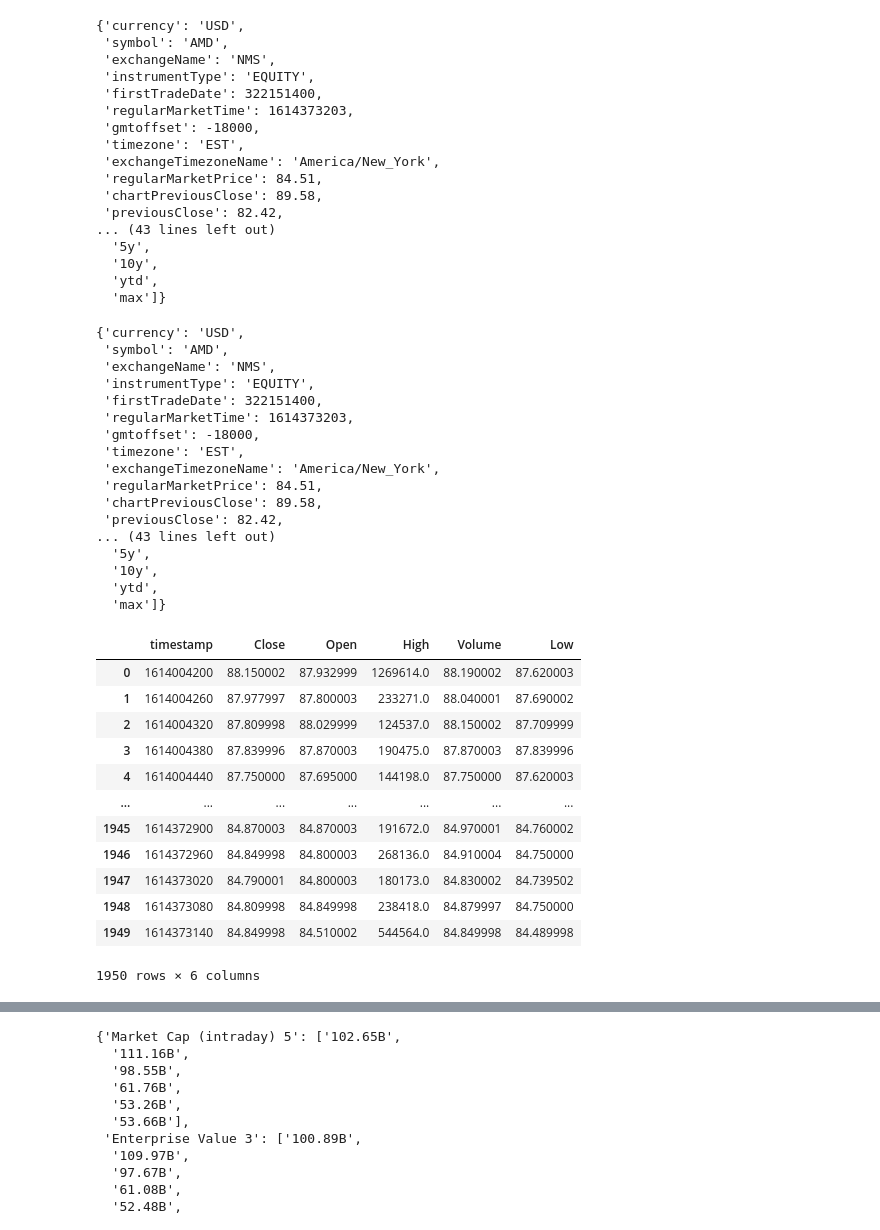
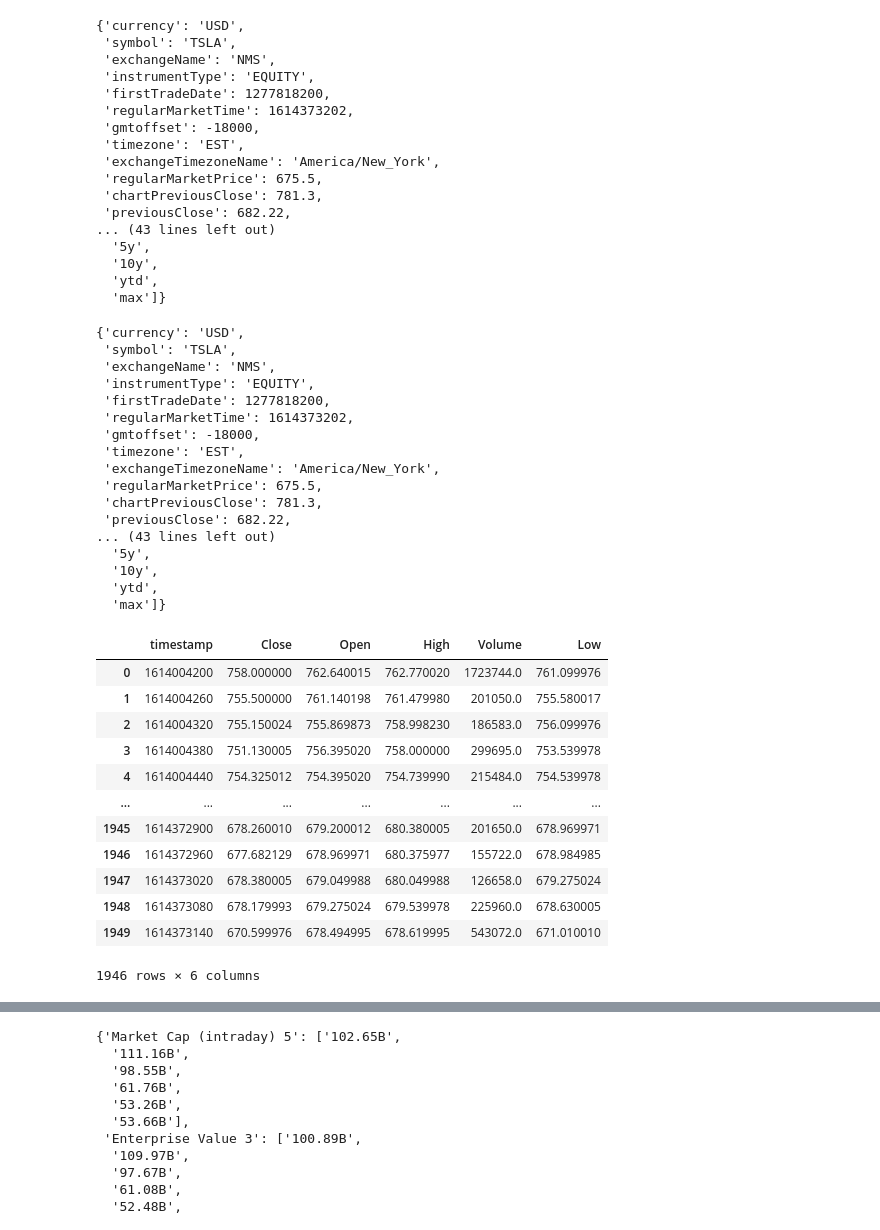
Before and after one commit to ericsturman/jupyter-finance-with-scraping, a Jupyter notebook: moving-averages-and-stocastics.ipynb, the cells around one changed output, grey strips where cells are left out. Cells and saved outputs as stored; diff of their text form; code cells hidden in the pictures.

```diff
--- a/moving-averages-and-stocastics.ipynb
+++ b/moving-averages-and-stocastics.ipynb
@@ -3,5 +5,5 @@ from fetchYahooStockData import metadata_price_action, extended_stock_stats, bas
 # %%
-symbol="AMD"
+symbol="TSLA"
 timeInterval = "1m"
 longTimeInterval = "1h"
 timeRange = "5d"
@@ -11,17 +13,17 @@ metadata = metadataAndPrice["metadata"]
 metadata
 # %% [output]
 {'currency': 'USD',
- 'symbol': 'AMD',
+ 'symbol': 'TSLA',
  'exchangeName': 'NMS',
  'instrumentType': 'EQUITY',
- 'firstTradeDate': 322151400,
- 'regularMarketTime': 1614373203,
+ 'firstTradeDate': 1277818200,
+ 'regularMarketTime': 1614373202,
  'gmtoffset': -18000,
  'timezone': 'EST',
  'exchangeTimezoneName': 'America/New_York',
- 'regularMarketPrice': 84.51,
- 'chartPreviousClose': 89.58,
- 'previousClose': 82.42,
+ 'regularMarketPrice': 675.5,
+ 'chartPreviousClose': 781.3,
+ 'previousClose': 682.22,
 ... (43 lines left out)
   '5y',
   '10y',
@@ -33,17 +35,17 @@ longMetadata = metadataAndPrice["metadata"]
 longMetadata
 # %% [output]
 {'currency': 'USD',
- 'symbol': 'AMD',
+ 'symbol': 'TSLA',
  'exchangeName': 'NMS',
  'instrumentType': 'EQUITY',
- 'firstTradeDate': 322151400,
- 'regularMarketTime': 1614373203,
+ 'firstTradeDate': 1277818200,
+ 'regularMarketTime': 1614373202,
  'gmtoffset': -18000,
  'timezone': 'EST',
  'exchangeTimezoneName': 'America/New_York',
- 'regularMarketPrice': 84.51,
- 'chartPreviousClose': 89.58,
- 'previousClose': 82.42,
+ 'regularMarketPrice': 675.5,
+ 'chartPreviousClose': 781.3,
+ 'previousClose': 682.22,
 ... (43 lines left out)
   '5y',
   '10y',
@@ -52,21 +54,22 @@ longMetadata
 # %%
 price = metadataAndPrice["price"]
 price.columns = ["timestamp", "Close", "Open", "High", "Volume", "Low"]
+price = price.dropna()
 price
 # %% [output]
 |  | timestamp | Close | Open | High | Volume | Low |
-| 0 | 1614004200 | 88.150002 | 87.932999 | 1269614.0 | 88.190002 | 87.620003 |
-| 1 | 1614004260 | 87.977997 | 87.800003 | 233271.0 | 88.040001 | 87.690002 |
-| 2 | 1614004320 | 87.809998 | 88.029999 | 124537.0 | 88.150002 | 87.709999 |
-| 3 | 1614004380 | 87.839996 | 87.870003 | 190475.0 | 87.870003 | 87.839996 |
-| 4 | 1614004440 | 87.750000 | 87.695000 | 144198.0 | 87.750000 | 87.620003 |
+| 0 | 1614004200 | 758.000000 | 762.640015 | 762.770020 | 1723744.0 | 761.099976 |
+| 1 | 1614004260 | 755.500000 | 761.140198 | 761.479980 | 201050.0 | 755.580017 |
+| 2 | 1614004320 | 755.150024 | 755.869873 | 758.998230 | 186583.0 | 756.099976 |
+| 3 | 1614004380 | 751.130005 | 756.395020 | 758.000000 | 299695.0 | 753.539978 |
+| 4 | 1614004440 | 754.325012 | 754.395020 | 754.739990 | 215484.0 | 754.539978 |
 | ... | ... | ... | ... | ... | ... | ... |
-| 1945 | 1614372900 | 84.870003 | 84.870003 | 191672.0 | 84.970001 | 84.760002 |
-| 1946 | 1614372960 | 84.849998 | 84.800003 | 268136.0 | 84.910004 | 84.750000 |
-| 1947 | 1614373020 | 84.790001 | 84.800003 | 180173.0 | 84.830002 | 84.739502 |
-| 1948 | 1614373080 | 84.809998 | 84.849998 | 238418.0 | 84.879997 | 84.750000 |
-| 1949 | 1614373140 | 84.849998 | 84.510002 | 544564.0 | 84.849998 | 84.489998 |
+| 1945 | 1614372900 | 678.260010 | 679.200012 | 680.380005 | 201650.0 | 678.969971 |
+| 1946 | 1614372960 | 677.682129 | 678.969971 | 680.375977 | 155722.0 | 678.984985 |
+| 1947 | 1614373020 | 678.380005 | 679.049988 | 680.049988 | 126658.0 | 679.275024 |
+| 1948 | 1614373080 | 678.179993 | 679.275024 | 679.539978 | 225960.0 | 678.630005 |
+| 1949 | 1614373140 | 670.599976 | 678.494995 | 678.619995 | 543072.0 | 671.010010 |
-1950 rows × 6 columns
+1946 rows × 6 columns
 # %%
 longPrice = longMetadataAndPrice["price"]
 longPrice.columns = ["timestamp", "Close", "Open", "High", "Volume", "Low"]
```
Also changed, not shown: parts of 4 cells of this notebook, 1 other file.
